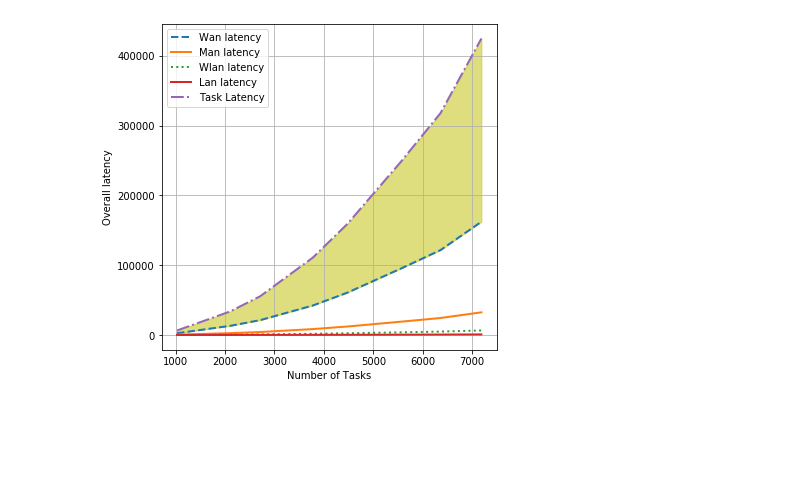
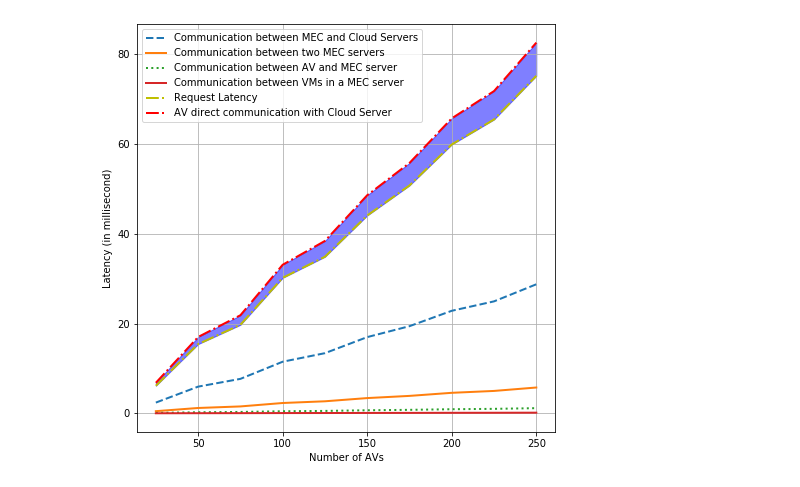
Before and after one commit to miguelfoko/MyEdgeCloudSim, a Jupyter notebook: scripts/resultPython/AvnetCurves.ipynb, the cells around one changed output. Saved outputs shown, nothing was run; the diff lists cells and outputs as text; code cells hidden in the pictures; blank space fills up the shorter version.

Commit message:
Ending with the Latency and Tasks management for our implementation

```diff
--- a/scripts/resultPython/AvnetCurves.ipynb
+++ b/scripts/resultPython/AvnetCurves.ipynb
@@ -33,7 +33,7 @@ from sklearn.metrics import r2_score, mean_squared_error, confusion_matrix
 from statsmodels.graphics.tsaplots import plot_acf,plot_pacf
 import csv
 #import MyAnalysis
-rcParams['figure.figsize'] = 6,6
+rcParams['figure.figsize'] = 7.5,7.5
 
 #Import for threading
 
@@ -56,7 +56,8 @@ homeTraceFileResult="/home/fsmiguel/Documents/trace/result/"
 
 #Function that helps to create the final file to store resulting means from initial simulations
 def createPythonTraceFile(homeTraceFileResult):
-    latency = pd.DataFrame(columns=['numOfAVs','taskDelay', 'wanDelay','manDelay','wlanDelay','lanDelay'])
+    latency = pd.DataFrame(columns=['NumberOfTasks','numOfAVs','taskDelay', 'wanDelay'
+                                    ,'manDelay','wlanDelay','lanDelay','directCommunicationDelay'])
     task=pd.DataFrame(columns=['numOfAVs','NumberOfTasks', 'NumberOfLocalTask','NumberOfAwayTaskDueToPosition'
                               ,'NumberOfAwayTaskDueToCapacity','NumberOfTaskProcessed'])
     computing=pd.DataFrame(columns=['numOfAVs','ras', 'ras','ras'])
@@ -80,13 +81,22 @@ def meanComputation(listOftypeOfAnalysis,listOfAvNumber):
             fileName= listOftypeOfAnalysis[j]+str(listOfAvNumber[i])+"_AV.csv"
             tableReade=pd.read_table(homeTraceFile+fileName,sep = ',',header = 0)
             if listOftypeOfAnalysis[j]=="Latency_":
+                numOfTasks=tableReade['NumberOfTasks']
                 taskDelay=tableReade['taskDelay']
                 wanDelay=tableReade['wanDelay']
                 manDelay=tableReade['manDelay']
                 wlanDelay=tableReade['wlanDelay']
                 lanDelay=tableReade['lanDelay']
-                fields=[listOfAvNumber[i],np.sum(taskDelay),np.sum(wanDelay)
-                        ,np.sum(manDelay),np.sum(wlanDelay),np.sum(lanDelay)]
+                directCommunicationDelay=tableReade['directCommunicationDelay']
+                fields=[np.mean(numOfTasks)
+                        ,listOfAvNumber[i]
+                        ,np.sum(taskDelay)/np.mean(numOfTasks)
+                        ,np.sum(wanDelay)/np.mean(numOfTasks)
+                        ,np.sum(manDelay)/np.mean(numOfTasks)
+                        ,np.sum(wlanDelay)/np.mean(numOfTasks)
+                        ,np.sum(lanDelay)/np.mean(numOfTasks)
+                        ,np.sum(directCommunicationDelay)/np.mean(numOfTasks)
+                       ]
                 location=homeTraceFileResult+'Latency.csv'
                 with open(location, 'a',newline='') as f:
                     writer = csv.writer(f)
@@ -107,20 +117,31 @@ def meanComputation(listOftypeOfAnalysis,listOfAvNumber):
                     writer.writerow(fields)
 
 
-def simpleTaskCurve(X,Y1,Y2):
-    plt.plot(X, Y1,label="Task Computed locally",linestyle="--",lw=2)
-    plt.plot(X, Y2,label="Task Computed Away",linestyle=":",lw=2)
+def simpleTaskCurve():
+    tableReade=pd.read_table(homeTraceFileResult+'Task.csv',sep = ',',header = 0)
+    numberOfTasks=tableReade['NumberOfTasks']
+    numAvs=tableReade['numOfAVs']
+    numberOfLocalTask=tableReade['NumberOfLocalTask']
+    numberOfAwayTaskDueToPosition=tableReade['NumberOfAwayTaskDueToPosition']
+    numberOfAwayTaskDueToCapacity=tableReade['NumberOfAwayTaskDueToCapacity']
+    numberOfTaskProcessed=tableReade['NumberOfTaskProcessed']
+
+
+
+    plt.plot(numAvs, numberOfTasks,label="Total Number of AVs requests",linestyle="--",lw=2)
+    plt.plot(numAvs, numberOfLocalTask,label="Requests Computed inside MEC server",linestyle=":",lw=2)
+    plt.plot(numAvs, numberOfAwayTaskDueToPosition,label="Requests Computed inside Cloud server",linestyle="-.",lw=2)
     plt.yscale('linear')#By default it it is linear, may also be: {"linear", "log", "symlog", "logit", ...} or ScaleBase
     plt.xscale('linear')
-    plt.fill_between(X, Y1, Y2, color='y', alpha=.5)
+    plt.fill_between(numAvs, numberOfLocalTask, numberOfAwayTaskDueToPosition, color='y', alpha=.5)
 
     plt.legend()
     #plt.xlim(0, 1000)  # decreasing time
     #plt.ylim(0, 1000)
-    #plt.xlabel('Number of Tasks generated')
-    #plt.ylabel('Number of tasks processed locally')
+    plt.xlabel('Number of AVs')
+    plt.ylabel('Number of requests')
     plt.grid(True)
-    plt.savefig("TaskGeneratedVSTaskProcessed100AVs.png", format='png', bbox_inches='tight', pad_inches=0)
+    plt.savefig("TaskProcessing.png", format='png', bbox_inches='tight', pad_inches=0)
     #plt.clf()
 
 def simpleLatencyCurve():
@@ -132,50 +153,54 @@ def simpleLatencyCurve():
     manDelay=tableReade['manDelay']
     wlanDelay=tableReade['wlanDelay']
     lanDelay=tableReade['lanDelay']
-    plt.plot(numberOfTasks, wanDelay,label="Wan latency",linestyle="--",lw=2)
-    plt.plot(numberOfTasks, manDelay,label="Man latency",linestyle="solid",lw=2)
-    plt.plot(numberOfTasks, wlanDelay,label="Wlan latency",linestyle=":",lw=2)
-    plt.plot(numberOfTasks, lanDelay,label="Lan latency",linestyle="-",lw=2)
-    plt.plot(numberOfTasks, taskDelay,label="Task Latency",linestyle="-.",lw=2)
+    directCommunicationDelay=tableReade['directCommunicationDelay']
+    plt.plot(numAvs, wanDelay,label="Communication between MEC and Cloud Servers",linestyle="--",lw=2)
+    plt.plot(numAvs, manDelay,label="Communication between two MEC servers",linestyle="solid",lw=2)
+    plt.plot(numAvs, wlanDelay,label="Communication between AV and MEC server",linestyle=":",lw=2)
+    plt.plot(numAvs, lanDelay,label="Communication between VMs in a MEC server",linestyle="-",lw=2)
+    plt.plot(numAvs, taskDelay,label="Request Latency",linestyle="-.",lw=2, color='y')
+    plt.plot(numAvs, directCommunicationDelay,label="AV direct communication with Cloud Server",linestyle="dashdot"
+             ,lw=2, color='r')
     plt.yscale('linear')#By default it it is linear, may also be: {"linear", "log", "symlog", "logit", ...} or ScaleBase
     plt.xscale('linear')
-    plt.fill_between(numberOfTasks, taskDelay, wanDelay, color='y', alpha=.5)
+    plt.fill_between(numAvs, taskDelay, directCommunicationDelay, color='b', alpha=.5)
 
     plt.legend()
     #plt.xlim(0, 1000)  # decreasing time
     #plt.ylim(0, 1000)
-    plt.xlabel('Number of Tasks')
-    plt.ylabel('Overall latency')
+    plt.xlabel('Number of AVs')
+    plt.ylabel('Latency (in millisecond)')
     plt.grid(True)
     plt.savefig("TaskLatency.png", format='png', bbox_inches='tight', pad_inches=0)
     #plt.clf()
 
 
 def histogramme(X,Y1,Y2):
     n_bins = 5
     fig, axs = plt.subplots(1, 1,
                         figsize =(10, 7),
                         tight_layout = True)
 
     axs.hist(X, bins = n_bins,label="Task Computed locally", alpha=.1)
     axs.hist(Y1, bins = n_bins,label="Task Computed locally", alpha=.8)
     axs.hist(Y2, bins = n_bins,label="Task Computed Away", alpha=.3)
     plt.legend()
     plt.show()
-
+#Curve to draw the latency
+def drawLatency():
+    #listOftypeOfAnalysis=["Latency_","Computing_","Storing_","Ram_","Bandwidth_","Task_"]
+    createPythonTraceFile(homeTraceFileResult)
+    listOftypeOfAnalysis=["Latency_","Task_"]
+    listOfAvNumber=[25,50,75,100,125,150,175,200,225,250]
+    #listOfAvNumber=[25,50,75,100]
+    meanComputation(listOftypeOfAnalysis,listOfAvNumber)
+    simpleLatencyCurve()
 
 #histogramme(X,Y1,Y2)
 #simpleTaskCurve(XTasks,Y1Tasks,Y2Tasks)
 #simpleLatencyCurve(taskDelay,wanDelay,manDelay,wlanDelay,lanDelay)
 
-#listOftypeOfAnalysis=["Latency_","Computing_","Storing_","Ram_","Bandwidth_","Task_"]
-#createPythonTraceFile(homeTraceFileResult)
-#listOftypeOfAnalysis=["Latency_","Task_"]
-#listOfAvNumber=[25,50,75,100,125,150,175,200]
-#meanComputation(listOftypeOfAnalysis,listOfAvNumber)
-
-
-
-simpleLatencyCurve()
+#simpleTaskCurve()
+drawLatency()
 # %% [output]
-[figure, old version]
+[figure, new version]
```
Also changed, not shown: 7 other files.
